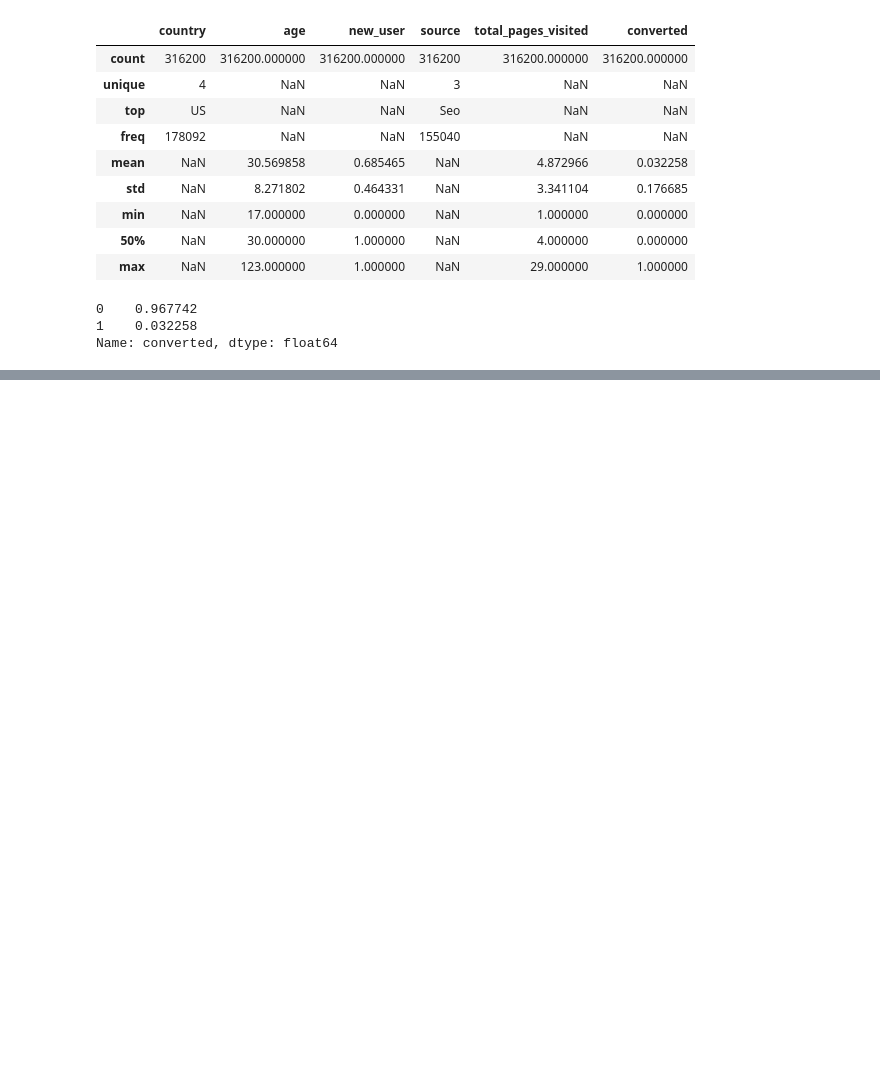
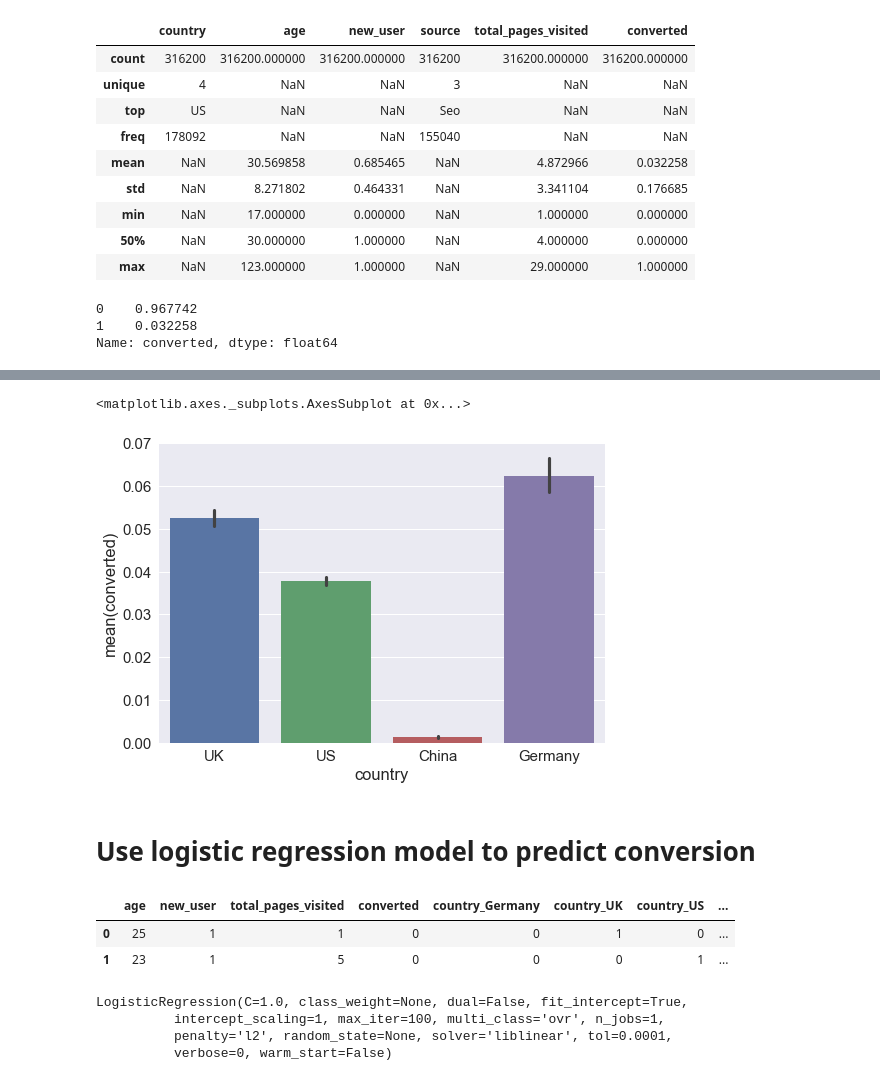
Before and after one commit to mizhazha/insight_data_challenge, a Jupyter notebook: challenge3/data_challenge_3.ipynb, the cells around one changed output, grey strips where cells are left out. Saved outputs shown, nothing was run; the diff lists cells and outputs as text; code cells hidden in the pictures; blank space fills up the shorter version.

```diff
--- a/challenge3/data_challenge_3.ipynb
+++ b/challenge3/data_challenge_3.ipynb
@@ -51,0 +71,8 @@ plt.plot(proportion_ages['converted'])
+# %%
+sns.barplot(x='country',y='converted',data=raw_data)
+# Germany has the highest conversion rate and China's conversion rate is extremely low.
+# %% [output]
+<matplotlib.axes._subplots.AxesSubplot at 0x...>
+[figure, added]
+# %% [markdown]
+# Use logistic regression model to predict conversion
@@ -51,0 +82,17 @@ plt.plot(proportion_ages['converted'])
+# %%
+conversion_data.head(2)
+# %% [output]
+|  | age | new_user | total_pages_visited | converted | country_Germany | country_UK | country_US | ... |
+| 0 | 25 | 1 | 1 | 0 | 0 | 1 | 0 | ... |
+| 1 | 23 | 1 | 5 | 0 | 0 | 0 | 1 | ... |
+# %%
+X = conversion_data.drop('converted', axis = 1)
+y = conversion_data['converted']
+X_train, X_test, y_train, y_test = train_test_split(X, y, test_size=0.2)
+model = LogisticRegression()
+model.fit(X_train, y_train)
+# %% [output]
+LogisticRegression(C=1.0, class_weight=None, dual=False, fit_intercept=True,
+          intercept_scaling=1, max_iter=100, multi_class='ovr', n_jobs=1,
+          penalty='l2', random_state=None, solver='liblinear', tol=0.0001,
+          verbose=0, warm_start=False)
```
Also changed, not shown: parts of 11 cells of this notebook.
